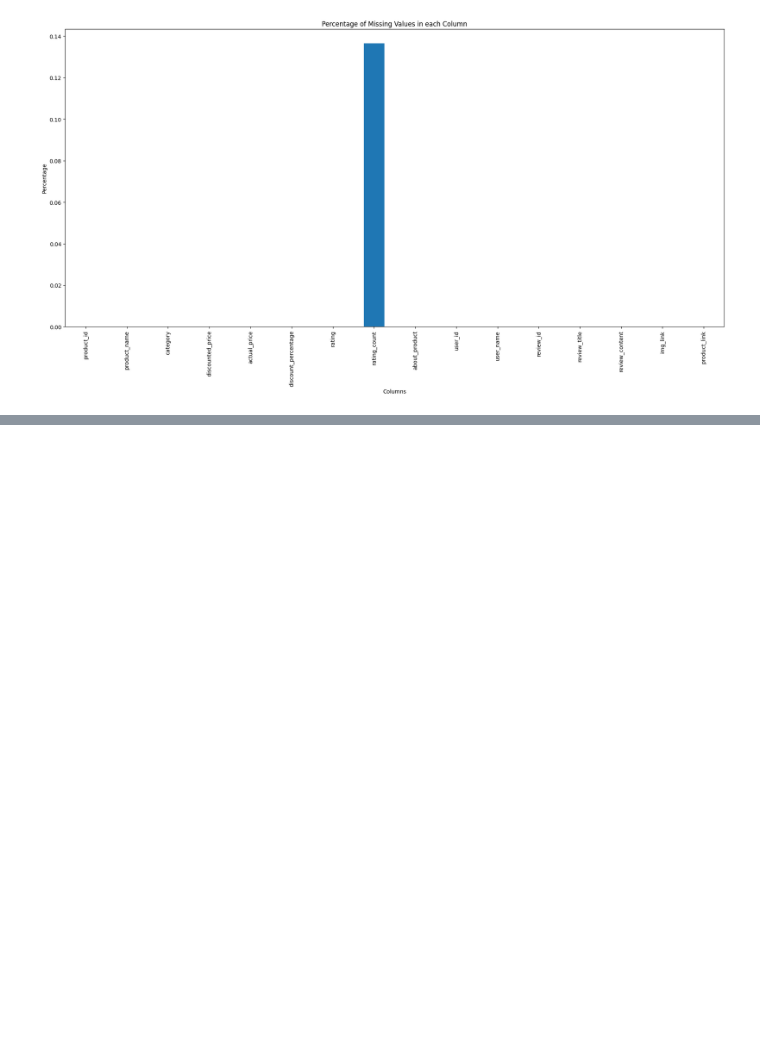
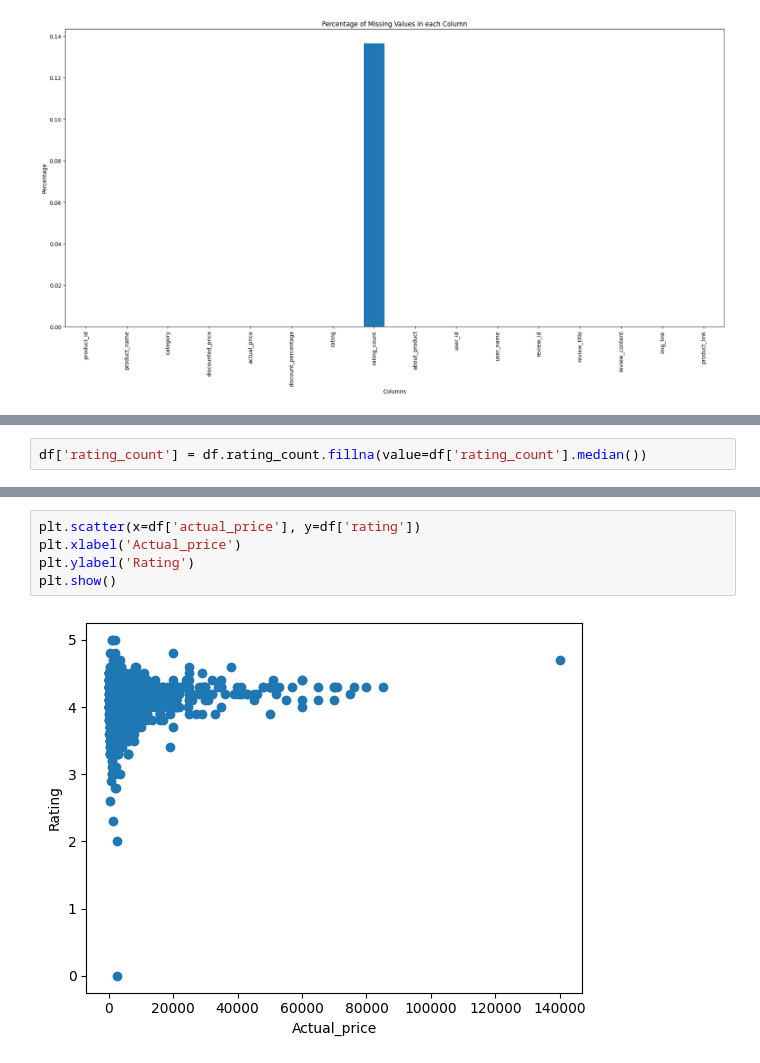
Before and after one commit to sandeshpaudel81/Exploratory-Data-Analysis-Projects, a Jupyter notebook: amazon.ipynb, the cells around one changed output, grey strips where cells are left out. Saved outputs shown, nothing was run; the diff lists cells and outputs as text; blank space fills up the shorter version.

```diff
--- a/amazon.ipynb
+++ b/amazon.ipynb
@@ -300,0 +307,2 @@ Text(0.5, 1.0, 'Percentage of Missing Values in each Column')
+# %%
+df['rating_count'] = df.rating_count.fillna(value=df['rating_count'].median())
@@ -300,0 +346,7 @@ Text(0.5, 1.0, 'Percentage of Missing Values in each Column')
+# %%
+plt.scatter(x=df['actual_price'], y=df['rating'])
+plt.xlabel('Actual_price')
+plt.ylabel('Rating')
+plt.show()
+# %% [output]
+[figure, added]
```
Also changed, not shown: parts of 8 cells of this notebook.
